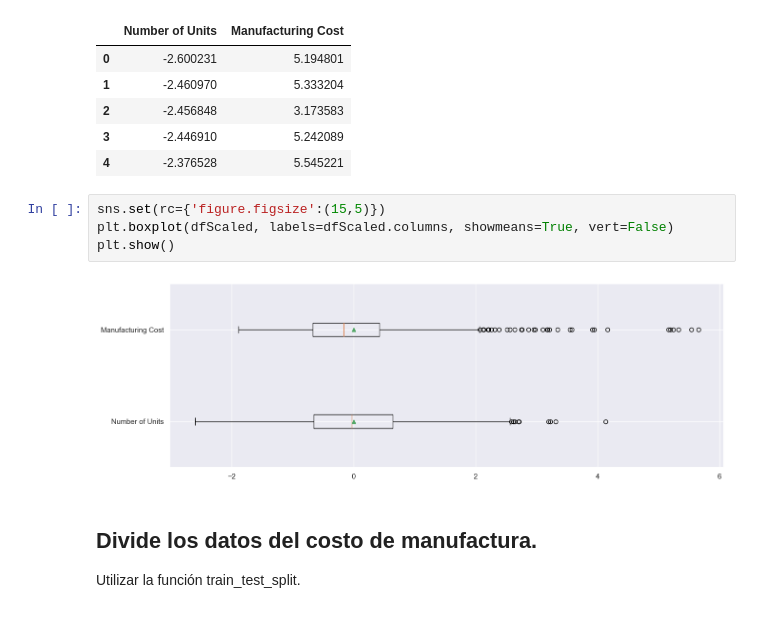
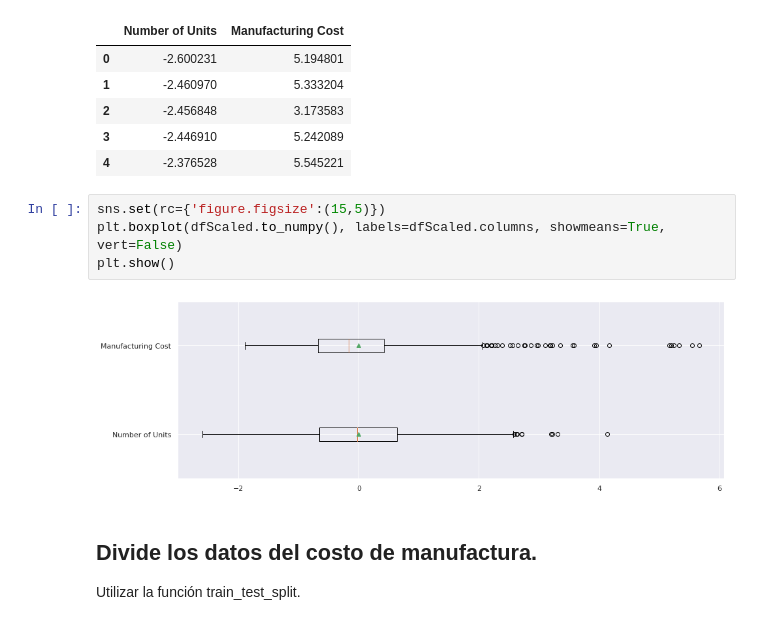
Before and after one commit to PosgradoMNA/actividades-de-aprendizaje-A01793101-GuillermoMuniz, a Jupyter notebook: Acitividades Semanales/ActividadSemanal7-Regresiones y K means/A01793101_ActividadSemana7_RegresionesYKMeans.ipynb, the cells around one changed output. Saved outputs shown, nothing was run; the diff lists cells and outputs as text.

```diff
--- a/Acitividades Semanales/ActividadSemanal7-Regresiones y K means/A01793101_ActividadSemana7_RegresionesYKMeans.ipynb
+++ b/Acitividades Semanales/ActividadSemanal7-Regresiones y K means/A01793101_ActividadSemana7_RegresionesYKMeans.ipynb
@@ -91,10 +91,10 @@ dfScaled.head()
 | 4 | -2.376528 | 5.545221 |
 # %%
 sns.set(rc={'figure.figsize':(15,5)})
-plt.boxplot(dfScaled, labels=dfScaled.columns, showmeans=True, vert=False)
+plt.boxplot(dfScaled.to_numpy(), labels=dfScaled.columns, showmeans=True, vert=False)
 plt.show()
 # %% [output]
-[figure, old version]
+[figure, new version]
 # %% [markdown]
 ## Divide los datos del costo de manufactura.
 
```
Also changed, not shown: parts of 31 cells of this notebook, 1 other file.
